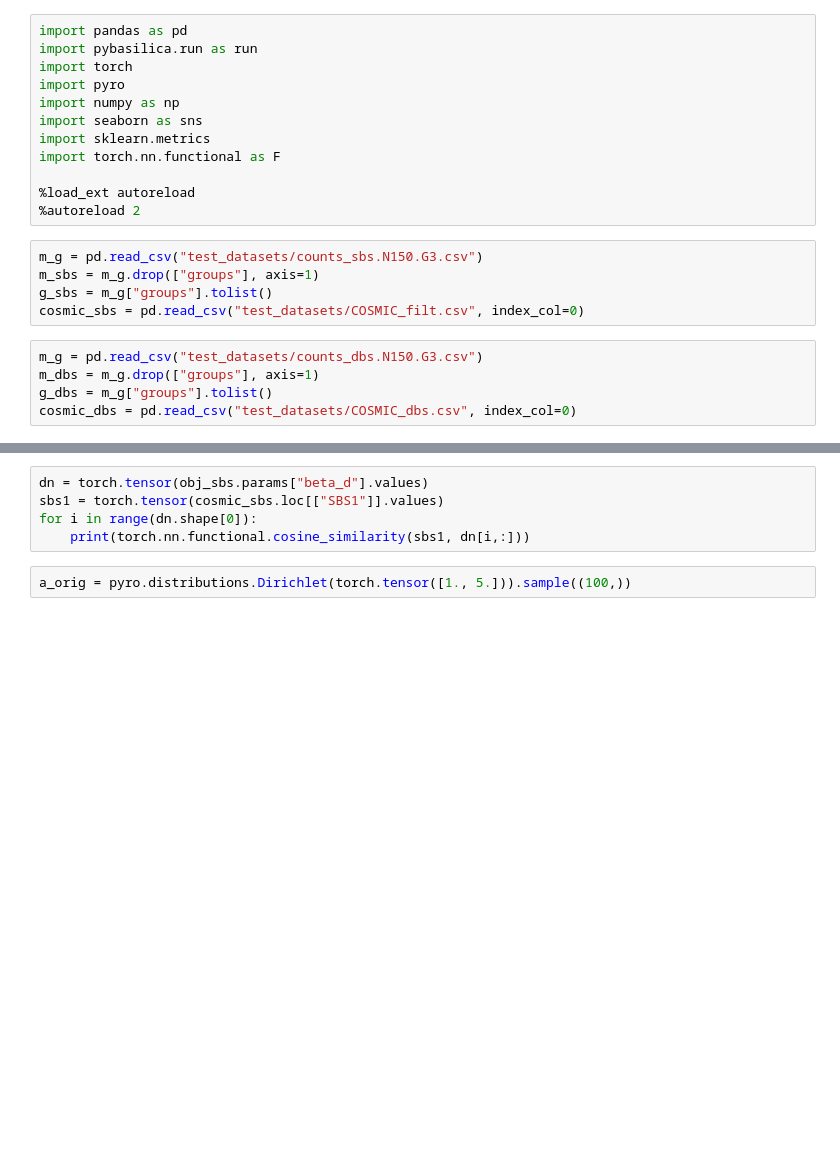
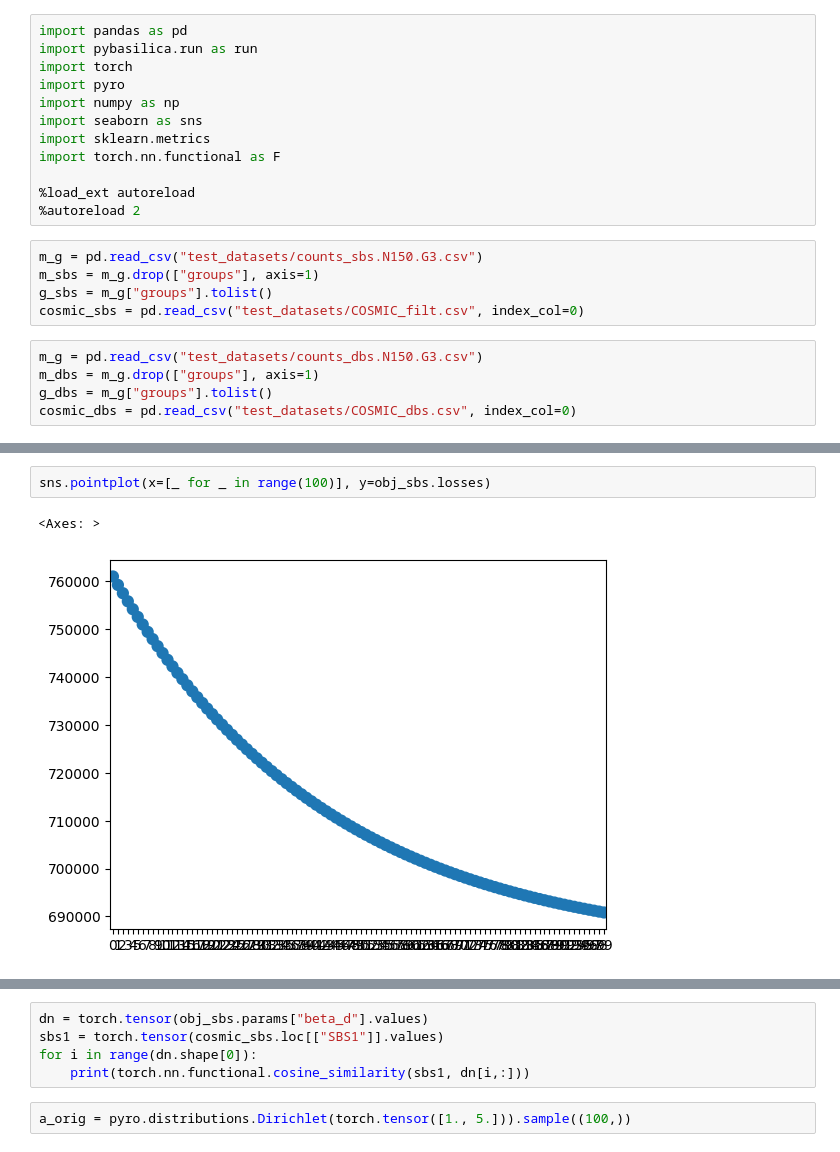
Before and after one commit to caravagnalab/pybascule, a Jupyter notebook: test.ipynb, the cells around one changed output, grey strips where cells are left out. Saved outputs shown, nothing was run; the diff lists cells and outputs as text; blank space fills up the shorter version.

```diff
--- a/test.ipynb
+++ b/test.ipynb
@@ -108,3 +76,8 @@ obj_sbs.regs
+# %%
+sns.pointplot(x=[_ for _ in range(100)], y=obj_sbs.losses)
+# %% [output]
+<Axes: >
+[figure, added]
 # %%
 print(obj_sbs.init_params["beta_weights"])
 print(obj_sbs.params["beta_w"])
```
Also changed, not shown: parts of 13 cells of this notebook, 1 other file.
